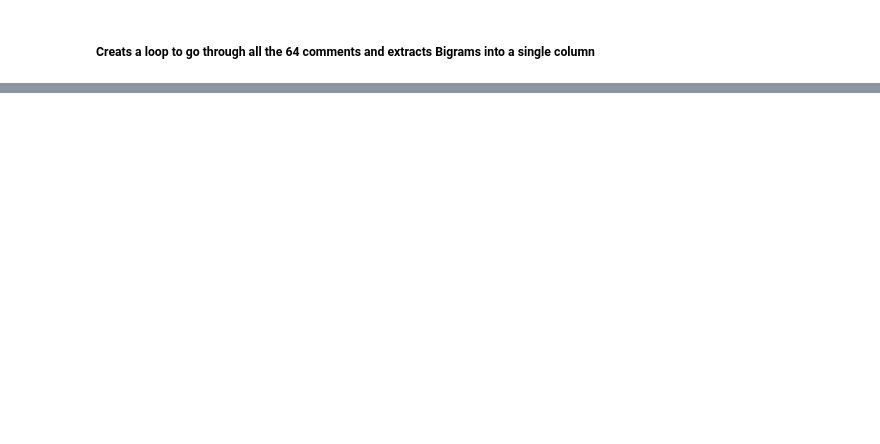
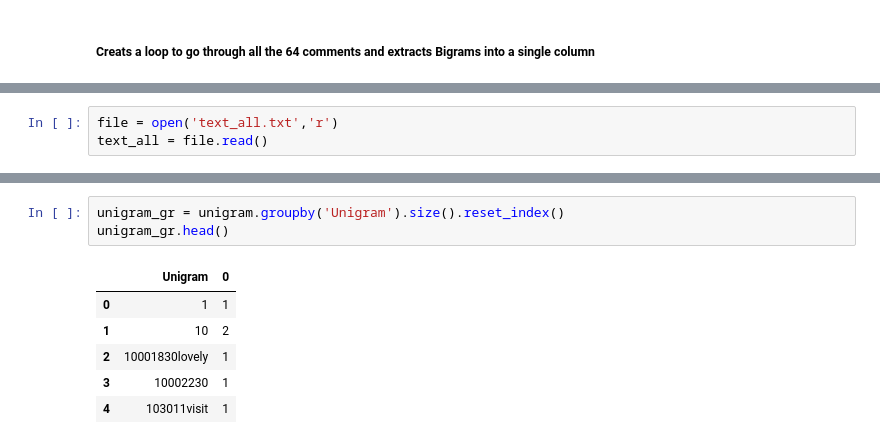
Before and after one commit to NamiF/library_project, a Jupyter notebook: NF_livelier_libraries.ipynb, the cells around one changed output, grey strips where cells are left out. Cells and saved outputs as stored; diff of their text form; blank space fills up the shorter version.

```diff
--- a/NF_livelier_libraries.ipynb
+++ b/NF_livelier_libraries.ipynb
@@ -572,0 +664,3 @@ print(bigram.shape)
+# %%
+file = open('text_all.txt','r')
+text_all = file.read()
@@ -572,0 +701,10 @@ print(bigram.shape)
+# %%
+unigram_gr = unigram.groupby('Unigram').size().reset_index()
+unigram_gr.head()
+# %% [output]
+|  | Unigram | 0 |
+| 0 | 1 | 1 |
+| 1 | 10 | 2 |
+| 2 | 10001830lovely | 1 |
+| 3 | 10002230 | 1 |
+| 4 | 103011visit | 1 |
```
Also changed, not shown: parts of 40 cells of this notebook.
